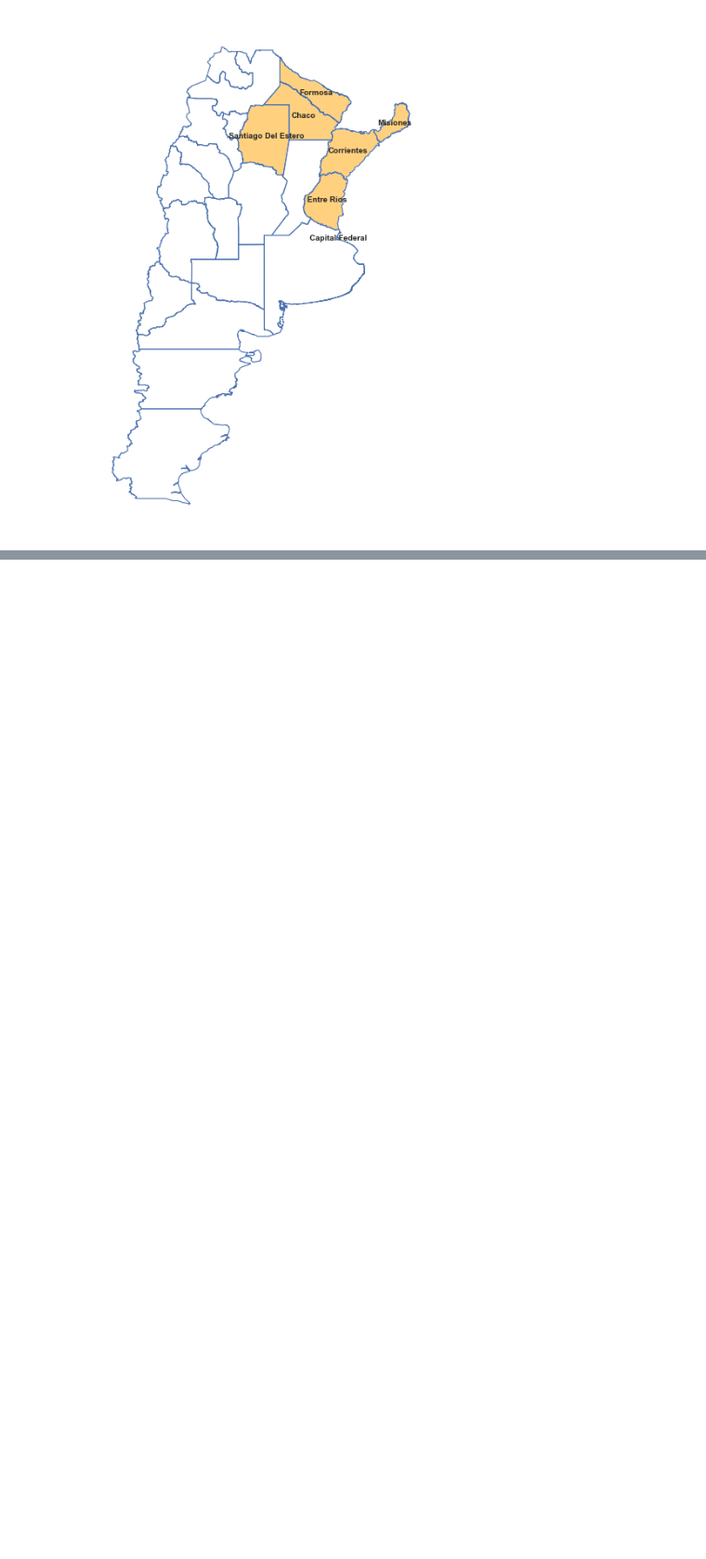
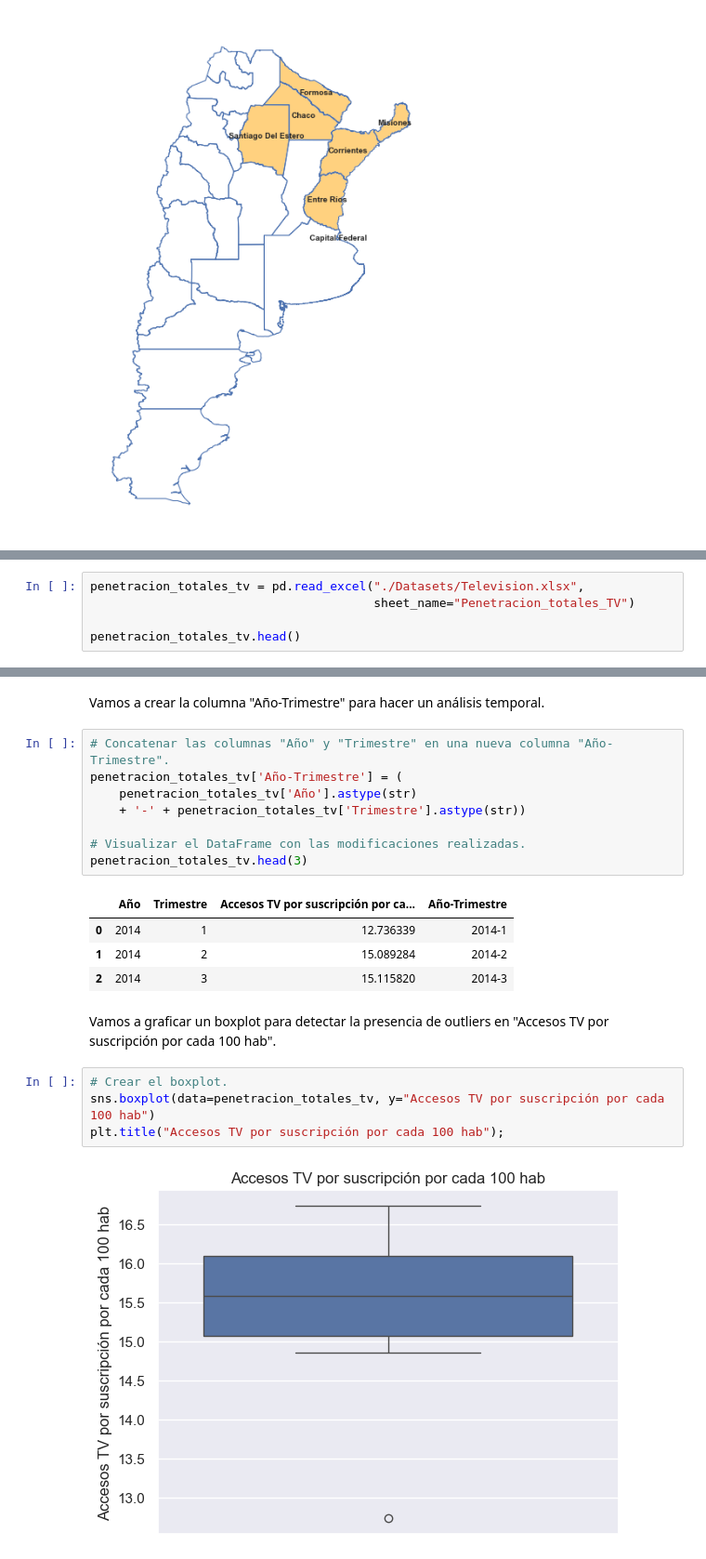
Before and after one commit to dsdrajlin/PI-DA-Telecomunicaciones, a Jupyter notebook: EDA2.ipynb, the cells around one changed output, grey strips where cells are left out. Shown at 93% size. Cells and saved outputs as stored; diff of their text form; blank space fills up the shorter version.

```diff
--- a/EDA2.ipynb
+++ b/EDA2.ipynb
@@ -366,0 +375,5 @@ plt.show()
+# %%
+penetracion_totales_tv = pd.read_excel("./Datasets/Television.xlsx",
+                                       sheet_name="Penetracion_totales_TV")
+
+penetracion_totales_tv.head()
@@ -366,0 +415,23 @@ plt.show()
+# %% [markdown]
+Vamos a crear la columna "Año-Trimestre" para hacer un análisis temporal.
+# %%
+# Concatenar las columnas "Año" y "Trimestre" en una nueva columna "Año-Trimestre".
+penetracion_totales_tv['Año-Trimestre'] = (
+    penetracion_totales_tv['Año'].astype(str)
+    + '-' + penetracion_totales_tv['Trimestre'].astype(str))
+
+# Visualizar el DataFrame con las modificaciones realizadas.
+penetracion_totales_tv.head(3)
+# %% [output]
+|  | Año | Trimestre | Accesos TV por suscripción por ca... | Año-Trimestre |
+| 0 | 2014 | 1 | 12.736339 | 2014-1 |
+| 1 | 2014 | 2 | 15.089284 | 2014-2 |
+| 2 | 2014 | 3 | 15.115820 | 2014-3 |
+# %% [markdown]
+Vamos a graficar un boxplot para detectar la presencia de outliers en "Accesos TV por suscripción por cada 100 hab".
+# %%
+# Crear el boxplot.
+sns.boxplot(data=penetracion_totales_tv, y="Accesos TV por suscripción por cada 100 hab")
+plt.title("Accesos TV por suscripción por cada 100 hab");
+# %% [output]
+[figure, added]
```
Also changed, not shown: parts of 36 cells of this notebook, 5 other files.
